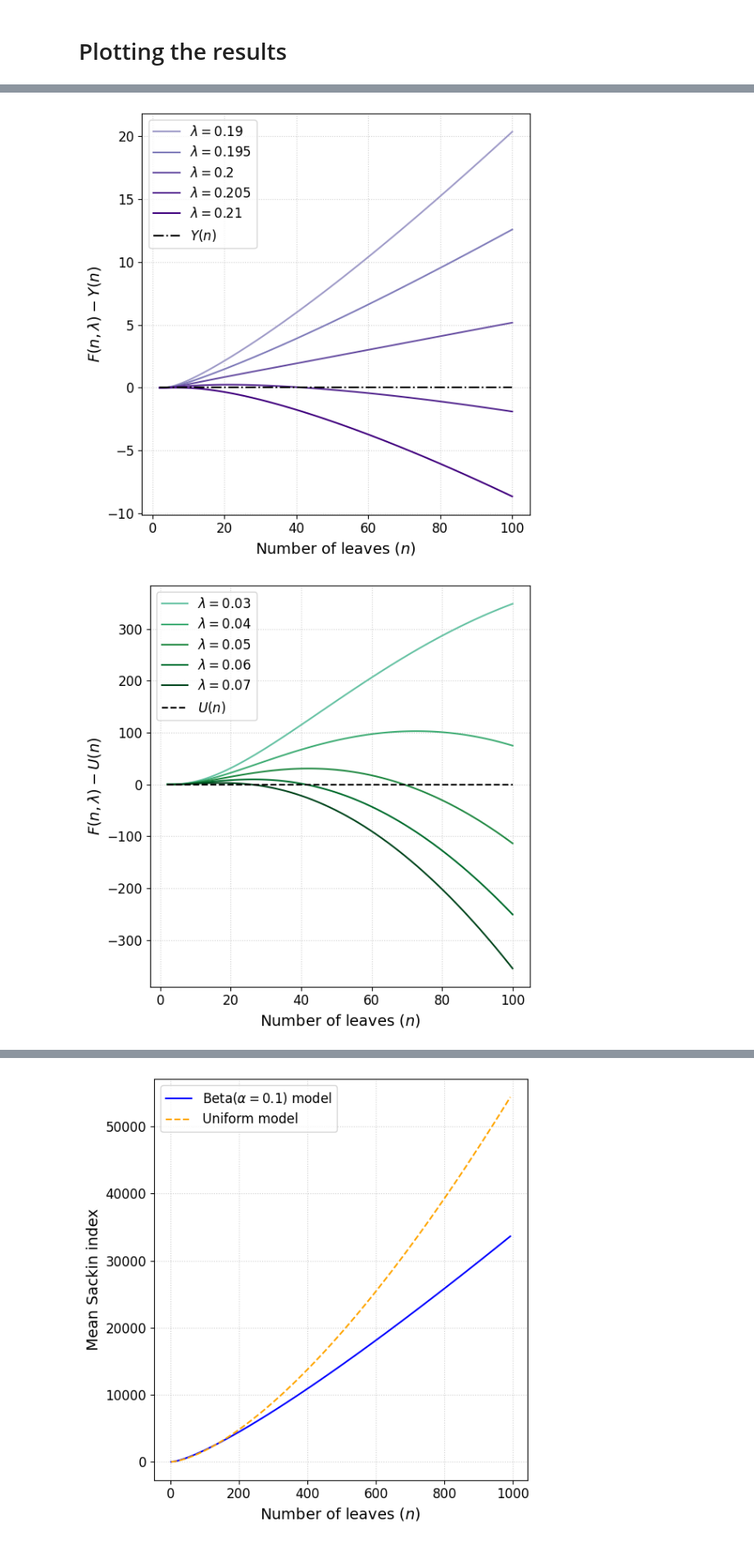
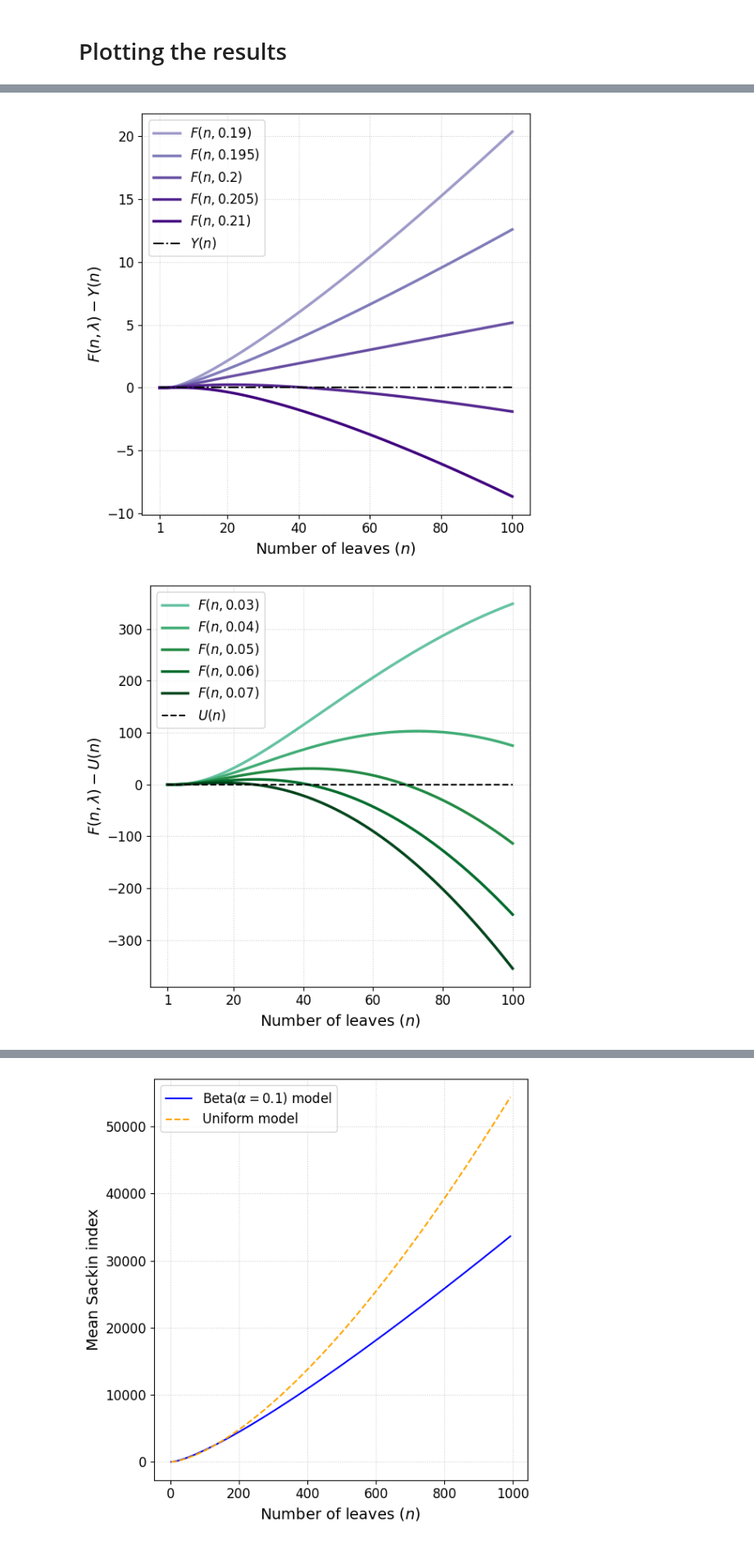
Before and after one commit to dbauman18/biased_speciation_calculation, a Jupyter notebook: biased_speciation.ipynb, the cells around one changed output, grey strips where cells are left out. Shown at 82% size. Cells and saved outputs as stored; diff of their text form; code cells hidden in the pictures.

Commit message:
added some files and updated plots

```diff
--- a/biased_speciation.ipynb
+++ b/biased_speciation.ipynb
@@ -78,7 +78,7 @@ def sackin_mean_beta(n, a, b):
 plt.figure(figsize=(6,6))
 
 # Data range
-N = range(2, 100 + 1)
+N = range(1, 100 + 1)
 
 
 
@@ -94,7 +94,7 @@ colors = cm.Reds(np.linspace(min_color, max_color, len(p)))
 
 for prob, color in zip(p, colors):
     means = [sackin_mean_const_p(n, prob) for n in N]
-    plt.plot(N, means, label=f"$F(n,{prob})$", alpha=1, color=color, lw=1.5)
+    plt.plot(N, means, label=f"$F(n,{prob})$", alpha=1, color=color, lw=2.5)
 
 # Add reference models
 plt.plot(N, [max_sackin(n) for n in N],
@@ -111,8 +111,9 @@ plt.xlabel("Number of leaves ($n$)", fontsize=14)
 plt.ylabel("Sackin index", fontsize=14)
 # plt.title(r"Mean Sackin index under biased speciation model with split distribution $\lambda \sim p$", fontsize=16)
 
-# Fontsize of axis ticks
-plt.xticks(fontsize=12)
+# Axis ticks
+xticks = np.array([1, 20, 40, 60, 80, 100])
+plt.xticks(xticks, fontsize=12)
 plt.yticks(fontsize=12)
 
 
@@ -216,12 +174,12 @@ min_color = 0.5
 
 for si in s:
     diff = [sackin_mean_const_p(n, si) - sackin_yule(n) for n in N]
-    plt.plot(N, diff, label=f"$\\lambda={si}$", alpha=1, color=cm.Purples((max_color - min_color) / (s[-1] - s[0]) * (si - s[0]) + min_color))
+    plt.plot(N, diff, label=f"$F(n,{si})$", alpha=1, lw = 2.5, color=cm.Purples((max_color - min_color) / (s[-1] - s[0]) * (si - s[0]) + min_color))
 
 plt.plot(N, [0] * len(N), color='black', linestyle='-.', label="$Y(n)$")
 plt.xlabel("Number of leaves ($n$)", fontsize=14)
 plt.ylabel("$F(n,\\lambda) - Y(n)$", fontsize=14)
-plt.xticks(fontsize=12)
+plt.xticks(xticks, fontsize=12)
 plt.yticks(fontsize=12)
 plt.legend(fontsize=12, loc="upper left")
 
@@ -232,30 +190,30 @@ plt.tight_layout()
 plt.savefig("./plots/sackin_biased_speciation_constant_lambda_0.2_difference_yule.png", dpi=300)
 plt.show()
 # %% [output]
-[figure, old version]
+[figure, new version]
 # %%
 # Do same for Uniform model
 plt.figure(figsize=(6, 6))
 
 s = [0.03, 0.04, 0.05, 0.06, 0.07]
 
 for s1 in s:
     diff = [sackin_mean_const_p(n, s1) - sackin_uniform(n) for n in N]
-    plt.plot(N, diff, label=f"$\\lambda={s1}$", alpha=1, color=cm.BuGn((max_color - min_color) / (s[-1] - s[0]) * (s1 - s[0]) + min_color))
+    plt.plot(N, diff, label=f"$F(n,{s1})$", alpha=1, lw = 2.5, color=cm.BuGn((max_color - min_color) / (s[-1] - s[0]) * (s1 - s[0]) + min_color))
 plt.plot(N, [0] * len(N), color='black', linestyle='--', label="$U(n)$")
 plt.xlabel("Number of leaves ($n$)", fontsize=14)
 plt.ylabel("$F(n,\\lambda) - U(n)$", fontsize=14)
 plt.legend(fontsize=12)
 
-plt.xticks(fontsize=12)
+plt.xticks(xticks, fontsize=12)
 plt.yticks(fontsize=12)
 
 plt.grid(True, linestyle=":", alpha=0.6)
 plt.tight_layout()
 plt.savefig("./plots/sackin_biased_speciation_constant_lambda_0.02_difference_uniform.png", dpi=300)
 plt.show()
 # %% [output]
-[figure, old version]
+[figure, new version]
 # %%
 alpha = [0.001, 0.01, 0.1, 1, 2, 11]
 plt.figure(figsize=(6, 6))
```
Also changed, not shown: parts of 5 cells of this notebook, 14 other files.
